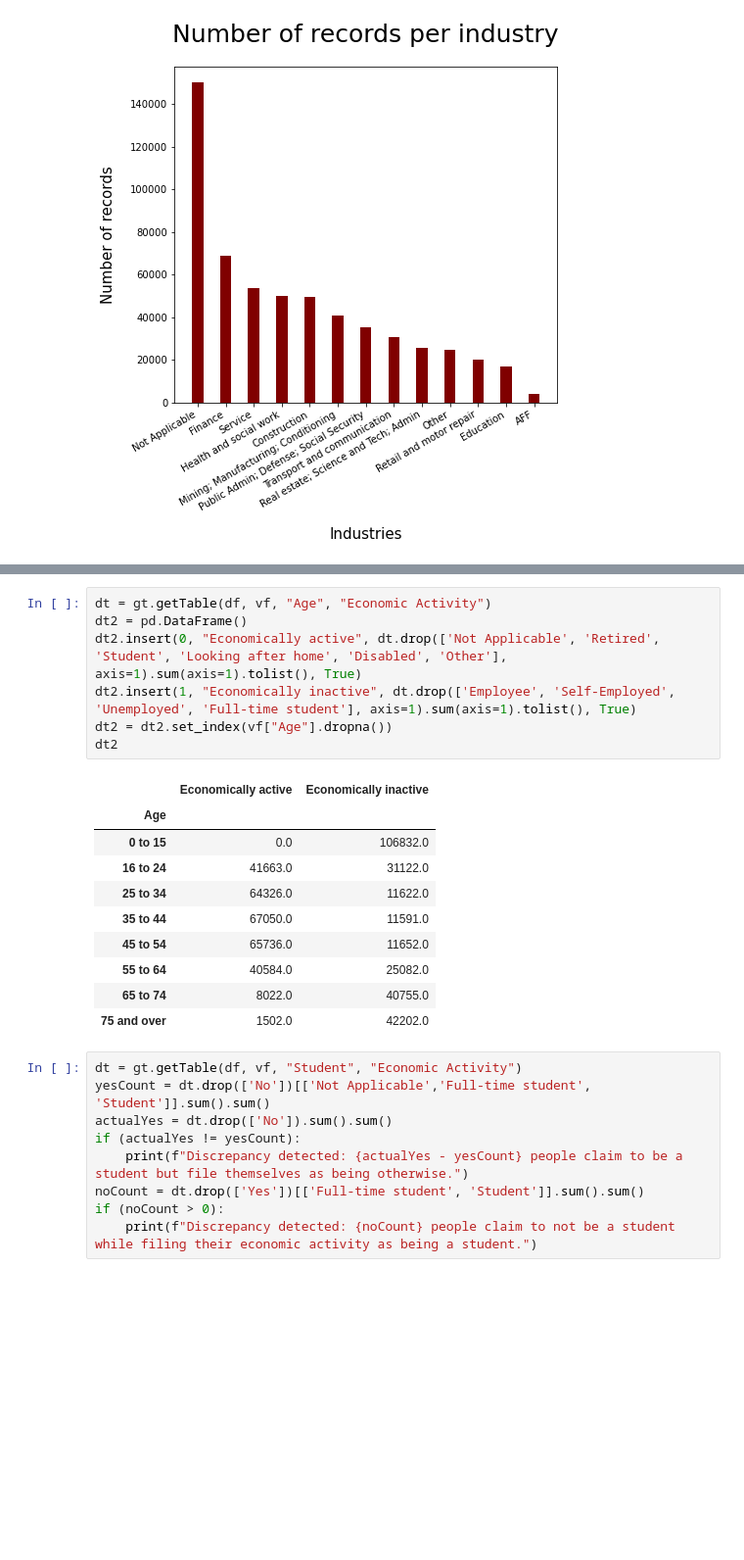
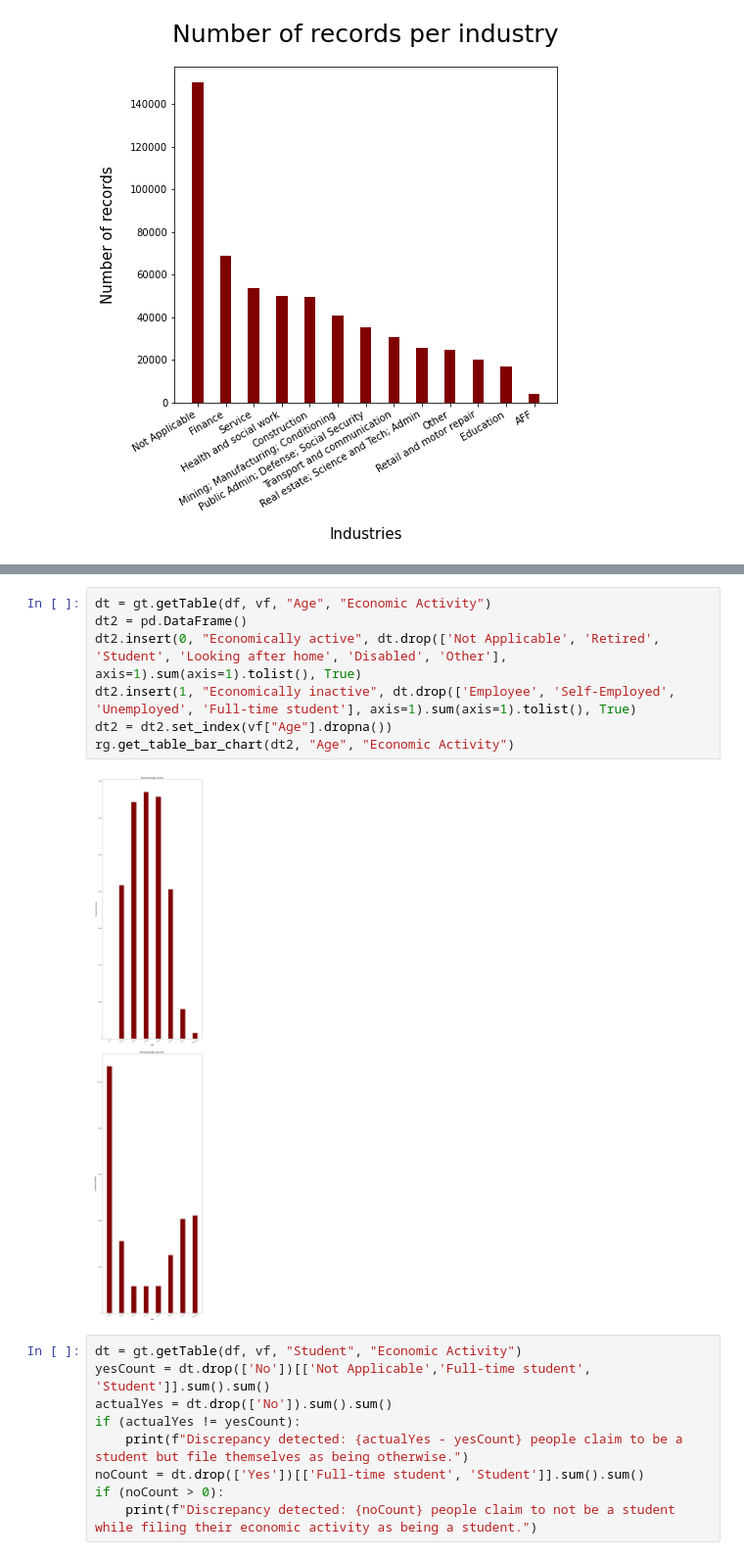
Before and after one commit to b0mbastik/PythonP2, a Jupyter notebook: analysis.ipynb, the cells around one changed output, grey strips where cells are left out. Shown at 98% size. Saved outputs shown, nothing was run; the diff lists cells and outputs as text; blank space fills up the shorter version.

```diff
--- a/analysis.ipynb
+++ b/analysis.ipynb
@@ -137,21 +104,12 @@ dt2
 # %%
 dt = gt.getTable(df, vf, "Age", "Economic Activity")
 dt2 = pd.DataFrame()
 dt2.insert(0, "Economically active", dt.drop(['Not Applicable', 'Retired', 'Student', 'Looking after home', 'Disabled', 'Other'], axis=1).sum(axis=1).tolist(), True)
 dt2.insert(1, "Economically inactive", dt.drop(['Employee', 'Self-Employed', 'Unemployed', 'Full-time student'], axis=1).sum(axis=1).tolist(), True)
 dt2 = dt2.set_index(vf["Age"].dropna())
-dt2
+rg.get_table_bar_chart(dt2, "Age", "Economic Activity")
 # %% [output]
-|  | Economically active | Economically inactive |
-| Age |  |  |
-| 0 to 15 | 0.0 | 106832.0 |
-| 16 to 24 | 41663.0 | 31122.0 |
-| 25 to 34 | 64326.0 | 11622.0 |
-| 35 to 44 | 67050.0 | 11591.0 |
-| 45 to 54 | 65736.0 | 11652.0 |
-| 55 to 64 | 40584.0 | 25082.0 |
-| 65 to 74 | 8022.0 | 40755.0 |
-| 75 and over | 1502.0 | 42202.0 |
+[figure, added]
 # %%
 dt = gt.getTable(df, vf, "Student", "Economic Activity")
 yesCount = dt.drop(['No'])[['Not Applicable','Full-time student', 'Student']].sum().sum()
```
Also changed, not shown: parts of 4 cells of this notebook, 7 other files.
